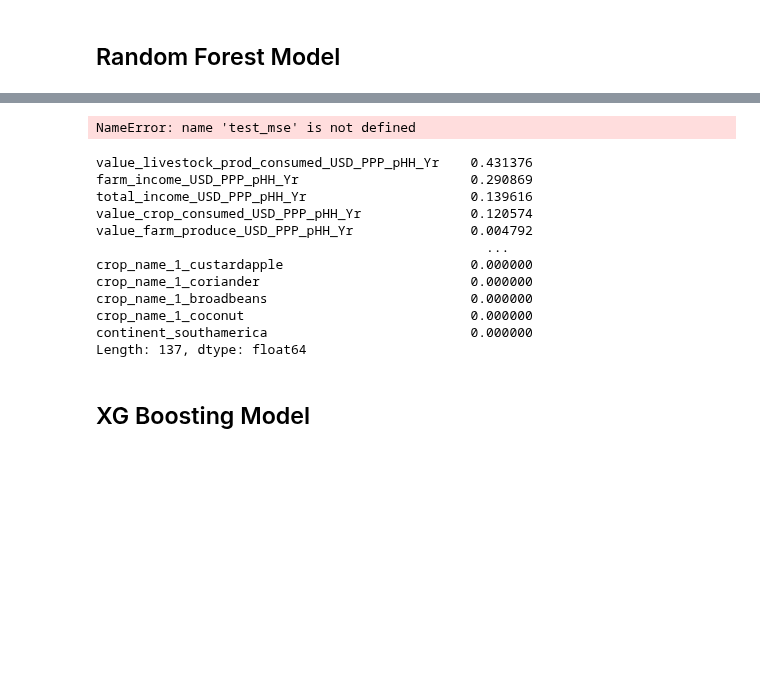
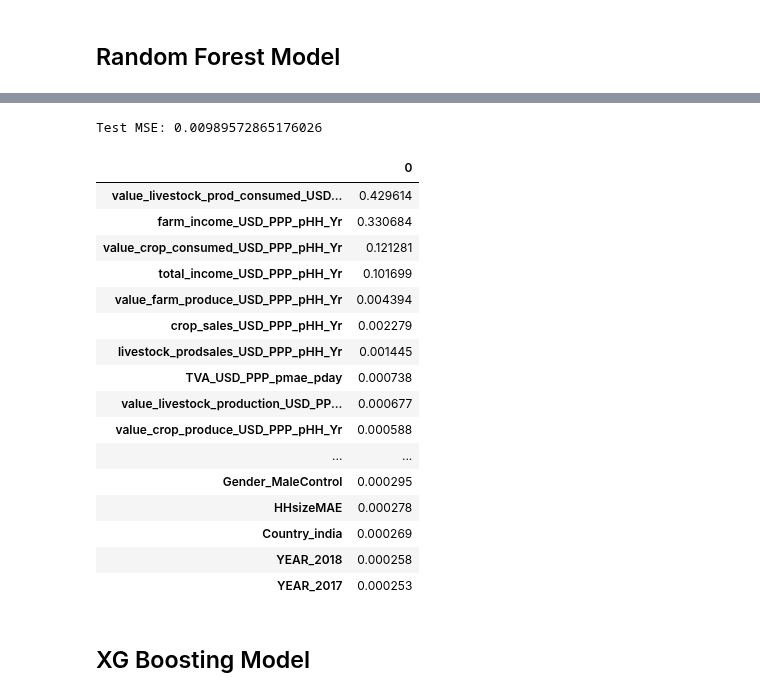
Before and after one commit to laporpe/STA_208, a Jupyter notebook: finalized_code/RF_XGBoost_Models.ipynb, the cells around one changed output, grey strips where cells are left out. Drawn from its saved outputs; the diff is of its cells as text; code cells hidden in the pictures; blank space fills up the shorter version.

```diff
--- a/finalized_code/RF_XGBoost_Models.ipynb
+++ b/finalized_code/RF_XGBoost_Models.ipynb
@@ -116,26 +116,31 @@ Best Parameters: {'max_depth': 20, 'max_features': 'auto', 'n_estimators': 150}
 # %%
-test_mse.append("Random Forrest Test MSE:{}".format(forest_test_mse))
+#test_mse.append("Random Forrest Test MSE:{}".format(forest_test_mse))
 
 print("Test MSE: {}".format(metrics.mean_squared_error(y_te, forest_pred)))
 # %% [output]
-NameError: name 'test_mse' is not defined
+Test MSE: 0.00989572865176026
 # %%
 
 forest_importances = pd.Series(best_forest.feature_importances_, index=X.columns).sort_values(ascending=False)
-forest_importances
+pd.DataFrame(forest_importances)[0:20]
 # %% [output]
-value_livestock_prod_consumed_USD_PPP_pHH_Yr    0.431376
-farm_income_USD_PPP_pHH_Yr                      0.290869
-total_income_USD_PPP_pHH_Yr                     0.139616
-value_crop_consumed_USD_PPP_pHH_Yr              0.120574
-value_farm_produce_USD_PPP_pHH_Yr               0.004792
-                                                  ...
-crop_name_1_custardapple                        0.000000
-crop_name_1_coriander                           0.000000
-crop_name_1_broadbeans                          0.000000
-crop_name_1_coconut                             0.000000
-continent_southamerica                          0.000000
-Length: 137, dtype: float64
+|  | 0 |
+| value_livestock_prod_consumed_USD... | 0.429614 |
+| farm_income_USD_PPP_pHH_Yr | 0.330684 |
+| value_crop_consumed_USD_PPP_pHH_Yr | 0.121281 |
+| total_income_USD_PPP_pHH_Yr | 0.101699 |
+| value_farm_produce_USD_PPP_pHH_Yr | 0.004394 |
+| crop_sales_USD_PPP_pHH_Yr | 0.002279 |
+| livestock_prodsales_USD_PPP_pHH_Yr | 0.001445 |
+| TVA_USD_PPP_pmae_pday | 0.000738 |
+| value_livestock_production_USD_PP... | 0.000677 |
+| value_crop_produce_USD_PPP_pHH_Yr | 0.000588 |
+| ... | ... |
+| Gender_MaleControl | 0.000295 |
+| HHsizeMAE | 0.000278 |
+| Country_india | 0.000269 |
+| YEAR_2018 | 0.000258 |
+| YEAR_2017 | 0.000253 |
 # %% [markdown]
 ## XG Boosting Model
 # %%
```
Also changed, not shown: parts of 7 cells of this notebook.
